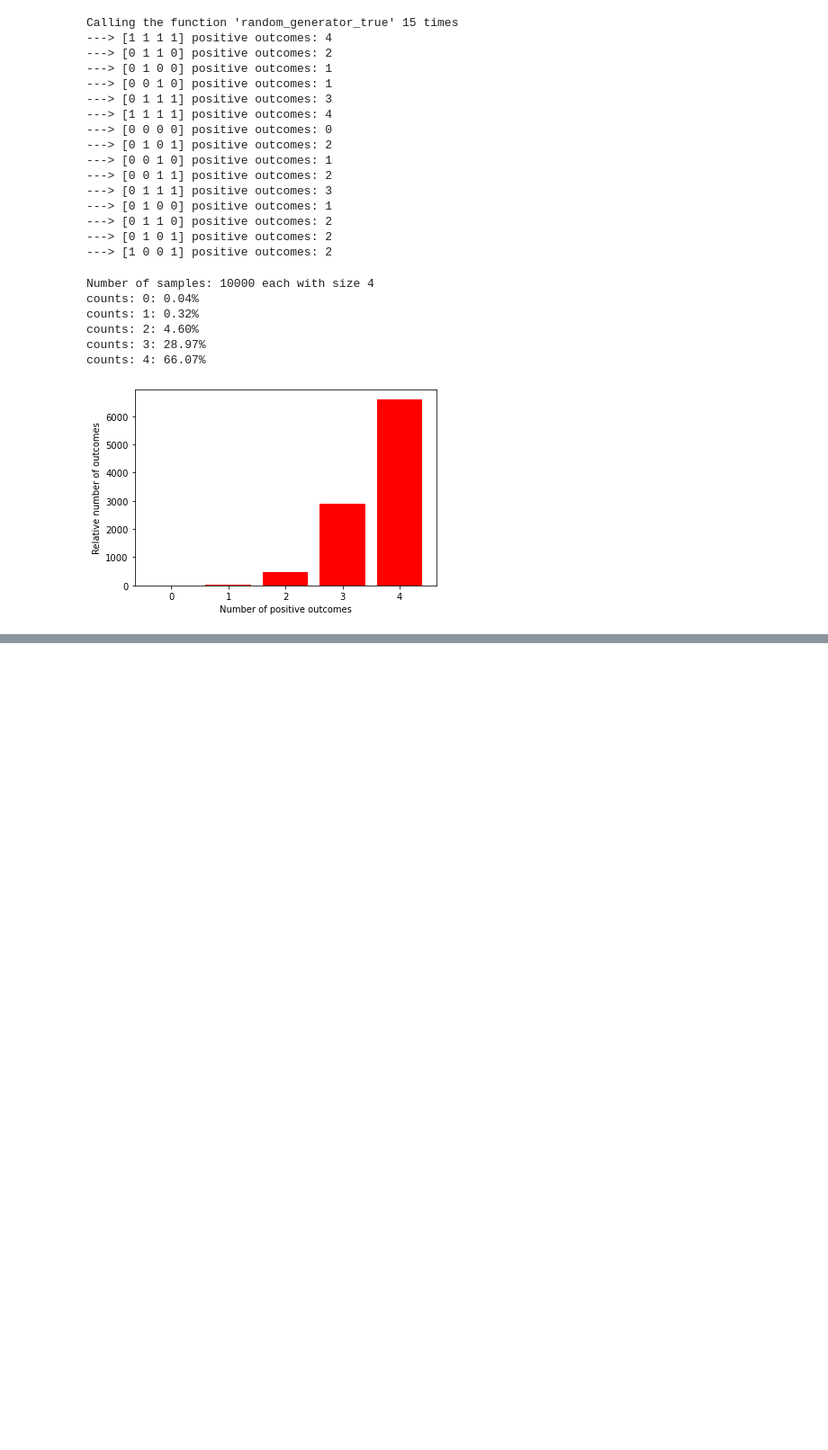
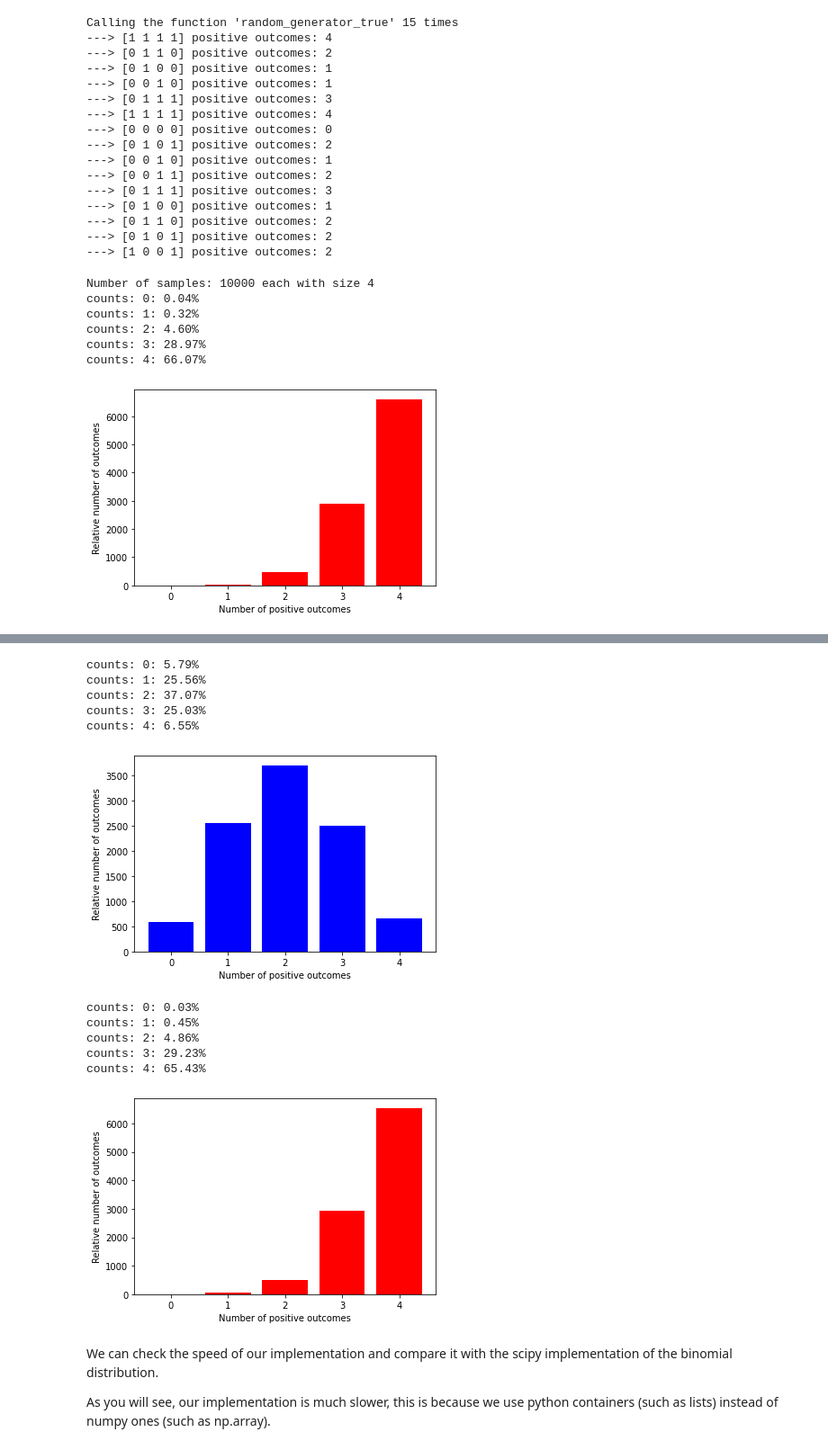
Before and after one commit to Oscar-PL/master-mcm-material, a Jupyter notebook: challenges/Challenge1.ipynb, the cells around one changed output, grey strips where cells are left out. Shown at 90% size. Saved outputs shown, nothing was run; the diff lists cells and outputs as text; code cells hidden in the pictures; blank space fills up the shorter version.

Commit message:
added binomial dist

```diff
--- a/challenges/Challenge1.ipynb
+++ b/challenges/Challenge1.ipynb
@@ -52,7 +52,6 @@ Calling the function 'random_generator_false' 15 times
 ---> [1 1 1 0] positive outcomes: 3
 ---> [1 0 0 1] positive outcomes: 2
 # %%
-
 def plot_discrete_distribution(samples, color="blue"):
 
     # plt.hist(samples) # We can plot a simple histogram
@@ -61,10 +60,15 @@ def plot_discrete_distribution(samples, color="blue"):
 
     # The python standard library (https://docs.python.org/3/library/) has many useful features!
 
-    sample_size = len(samples[0])
-    print(f"Number of samples: {len(samples)} each with size {sample_size}")
-
-    samples_count = [sum(sample) for sample in samples] # list of number of positive outcomes
+    if np.isscalar(samples[0]):
+        # each entry in samples contains the number of positive outcomes i.e. samples[0] = 3
+        sample_size = 1
+        samples_count = samples
+    else:
+        # each entry in samples is a container with 1 or 0 depending on the outcome i.e. samples[0] = [1, 0, 1, 1]
+        sample_size = len(samples[0])
+        print(f"Number of samples: {len(samples)} each with size {sample_size}")
+        samples_count = [sum(sample) for sample in samples] # list of number of positive outcomes
 
     from collections import Counter
 
@@ -74,7 +78,7 @@ def plot_discrete_distribution(samples, color="blue"):
     for value in values_not_sampled:
         counts[value] = 0
 
-    [print(f"counts: {key}: {counts[key] / n * 100 :0.2f}%") for key in sorted(counts.keys())]
+    [print(f"counts: {key}: {counts[key] / len(samples) * 100 :0.2f}%") for key in sorted(counts.keys())]
 
     plt.bar(counts.keys(), counts.values(), color = color)
 
@@ -145,0 +148,29 @@ from scipy.stats import binom
+# %%
+from scipy.stats import binom
+
+n = 4
+
+p = 0.5
+sample_false = binom.rvs(n, p, size=10000)
+plot_discrete_distribution(sample_false, color="blue")
+
+p = 0.9
+sample_true = binom.rvs(n, p, size=10000)
+plot_discrete_distribution(sample_true, color="red")
+# %% [output]
+counts: 0: 5.79%
+counts: 1: 25.56%
+counts: 2: 37.07%
+counts: 3: 25.03%
+counts: 4: 6.55%
+[figure, added]
+counts: 0: 0.03%
+counts: 1: 0.45%
+counts: 2: 4.86%
+counts: 3: 29.23%
+counts: 4: 65.43%
+[figure, added]
+# %% [markdown]
+We can check the speed of our implementation and compare it with the scipy implementation of the binomial distribution.
+
+As you will see, our implementation is much slower, this is because we use python containers (such as lists) instead of numpy ones (such as np.array).
```
Also changed, not shown: parts of 4 cells of this notebook.
